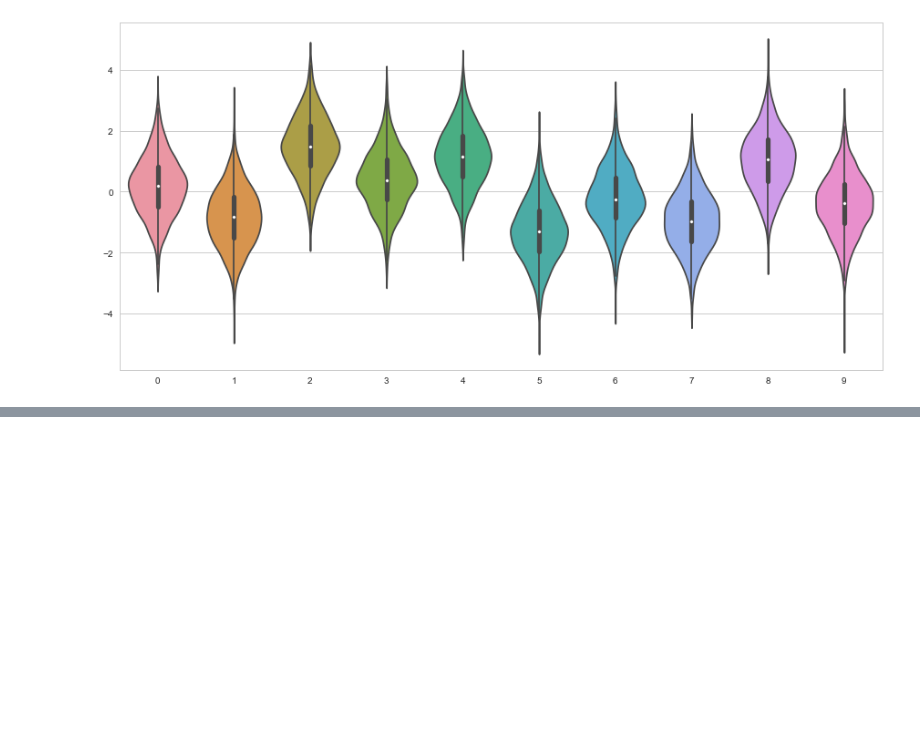
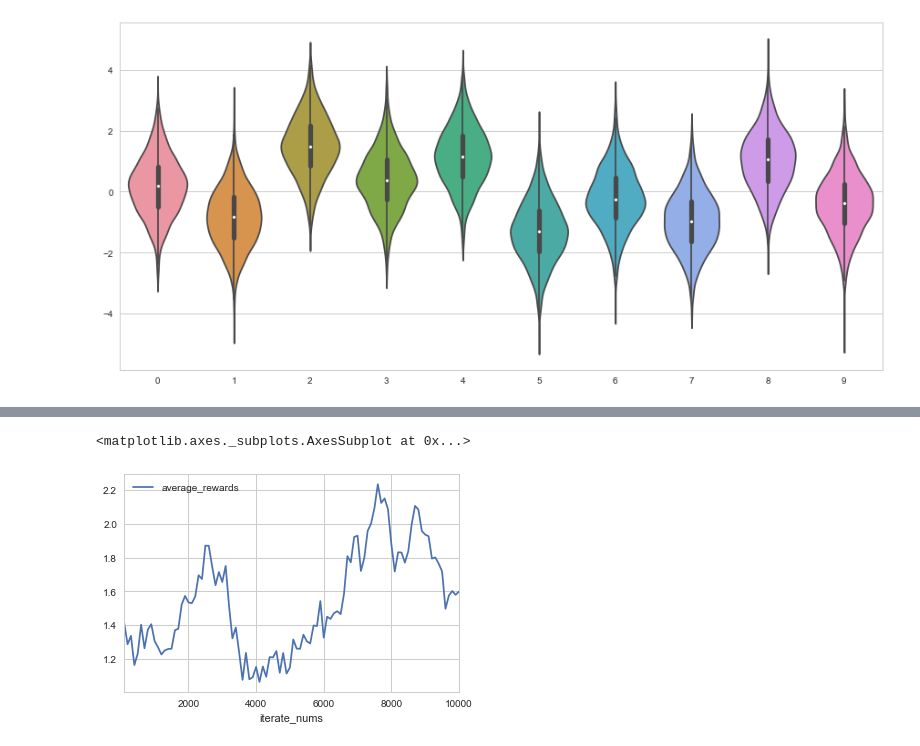
Before and after one commit to facaiy/book_notes, a Jupyter notebook: Reinforcement_Learing_An_Introduction/Multi-armed_Bandits/note.ipynb, the cells around one changed output, grey strips where cells are left out. Cells and saved outputs as stored; diff of their text form; code cells hidden in the pictures; blank space fills up the shorter version.

```diff
--- a/Reinforcement_Learing_An_Introduction/Multi-armed_Bandits/note.ipynb
+++ b/Reinforcement_Learing_An_Introduction/Multi-armed_Bandits/note.ipynb
@@ -178,0 +273,29 @@ results["opt_actions_rate"].plot()
+# %%
+def run_exp_10_armed(varepsilon, alpha):
+    env = NonstationaryEnvironment(reward_funcs)
+    actioner = ExpGreedyAction(env.k, varepsilon, alpha)
+    step_records = []
+
+    def step():
+        history = []
+        for _ in range(100):
+            a = actioner.action()
+            r = env.feedback(a)
+            actioner.update_reward(a, r)
+            logger.info("action: {}, reward: {}".format(a, r))
+            history.append([a, r])
+        history = np.array(history)
+        return np.sum(history[:, 1]), history.shape[0]
+
+    for _ in range(100):
+        step_records.append(step())
+
+    result = pd.DataFrame(step_records, columns=["total_rewards", "iterate_nums"])
+    result = result.cumsum()
+    result["average_rewards"] = result["total_rewards"] / result["iterate_nums"]
+    return result
+# %%
+run_exp_10_armed(0.1, 0.1).plot(x='iterate_nums', y='average_rewards')
+# %% [output]
+<matplotlib.axes._subplots.AxesSubplot at 0x...>
+[figure, added]
```
Also changed, not shown: parts of 14 cells of this notebook, 2 other files.
